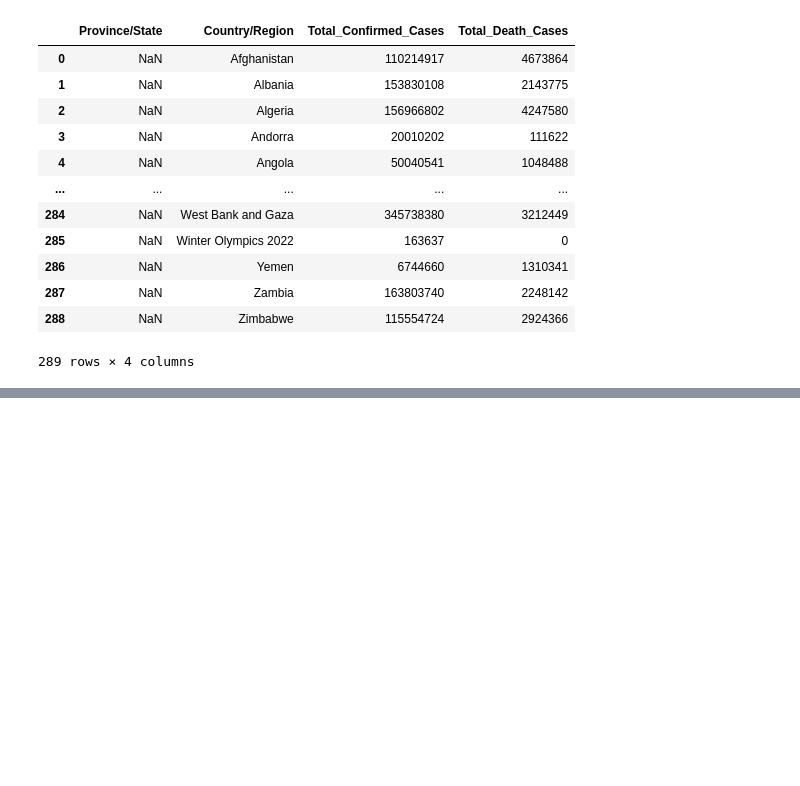
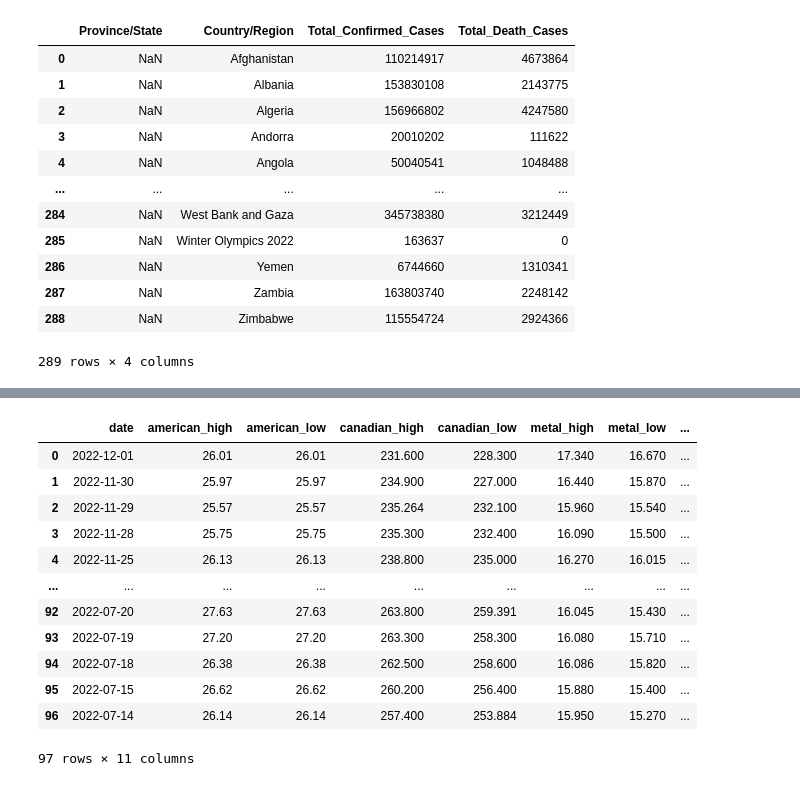
Before and after one commit to AIDA-Saskatchewan-polytechnic/FInal_Project-by-YAM-Group, a Jupyter notebook: FinalProject.ipynb, the cells around one changed output, grey strips where cells are left out. Cells and saved outputs as stored; diff of their text form; code cells hidden in the pictures; blank space fills up the shorter version.

```diff
--- a/FinalProject.ipynb
+++ b/FinalProject.ipynb
@@ -107,0 +168,23 @@ df_global_levela
+# %%
+df_american = df_american[['date','2. high','3. low']].rename(columns={"2. high":"american_high","3. low":"american_low"})
+df_canadian = df_canadian[['date','2. high','3. low']].rename(columns={"2. high":"canadian_high","3. low":"canadian_low"})
+df_travel = df_travel[['date','2. high','3. low']].rename(columns={"2. high":"travel_high","3. low":"travel_low"})
+df_real_estate = df_real_estate[['date','2. high','3. low']].rename(columns={"2. high":"real_estate_high","3. low":"real_estate_low"})
+df_precious_metals = df_precious_metals[['date','2. high','3. low']].rename(columns={"2. high":"metal_high","3. low":"metal_low"})
+# %%
+stocks = df_american.merge(df_canadian, on="date").merge(df_precious_metals, on="date").merge(df_real_estate,on="date").merge(df_travel,on="date")
+stocks
+# %% [output]
+|  | date | american_high | american_low | canadian_high | canadian_low | metal_high | metal_low | ... |
+| 0 | 2022-12-01 | 26.01 | 26.01 | 231.600 | 228.300 | 17.340 | 16.670 | ... |
+| 1 | 2022-11-30 | 25.97 | 25.97 | 234.900 | 227.000 | 16.440 | 15.870 | ... |
+| 2 | 2022-11-29 | 25.57 | 25.57 | 235.264 | 232.100 | 15.960 | 15.540 | ... |
+| 3 | 2022-11-28 | 25.75 | 25.75 | 235.300 | 232.400 | 16.090 | 15.500 | ... |
+| 4 | 2022-11-25 | 26.13 | 26.13 | 238.800 | 235.000 | 16.270 | 16.015 | ... |
+| ... | ... | ... | ... | ... | ... | ... | ... | ... |
+| 92 | 2022-07-20 | 27.63 | 27.63 | 263.800 | 259.391 | 16.045 | 15.430 | ... |
+| 93 | 2022-07-19 | 27.20 | 27.20 | 263.300 | 258.300 | 16.080 | 15.710 | ... |
+| 94 | 2022-07-18 | 26.38 | 26.38 | 262.500 | 258.600 | 16.086 | 15.820 | ... |
+| 95 | 2022-07-15 | 26.62 | 26.62 | 260.200 | 256.400 | 15.880 | 15.400 | ... |
+| 96 | 2022-07-14 | 26.14 | 26.14 | 257.400 | 253.884 | 15.950 | 15.270 | ... |
+97 rows × 11 columns
```
Also changed, not shown: parts of 11 cells of this notebook.
